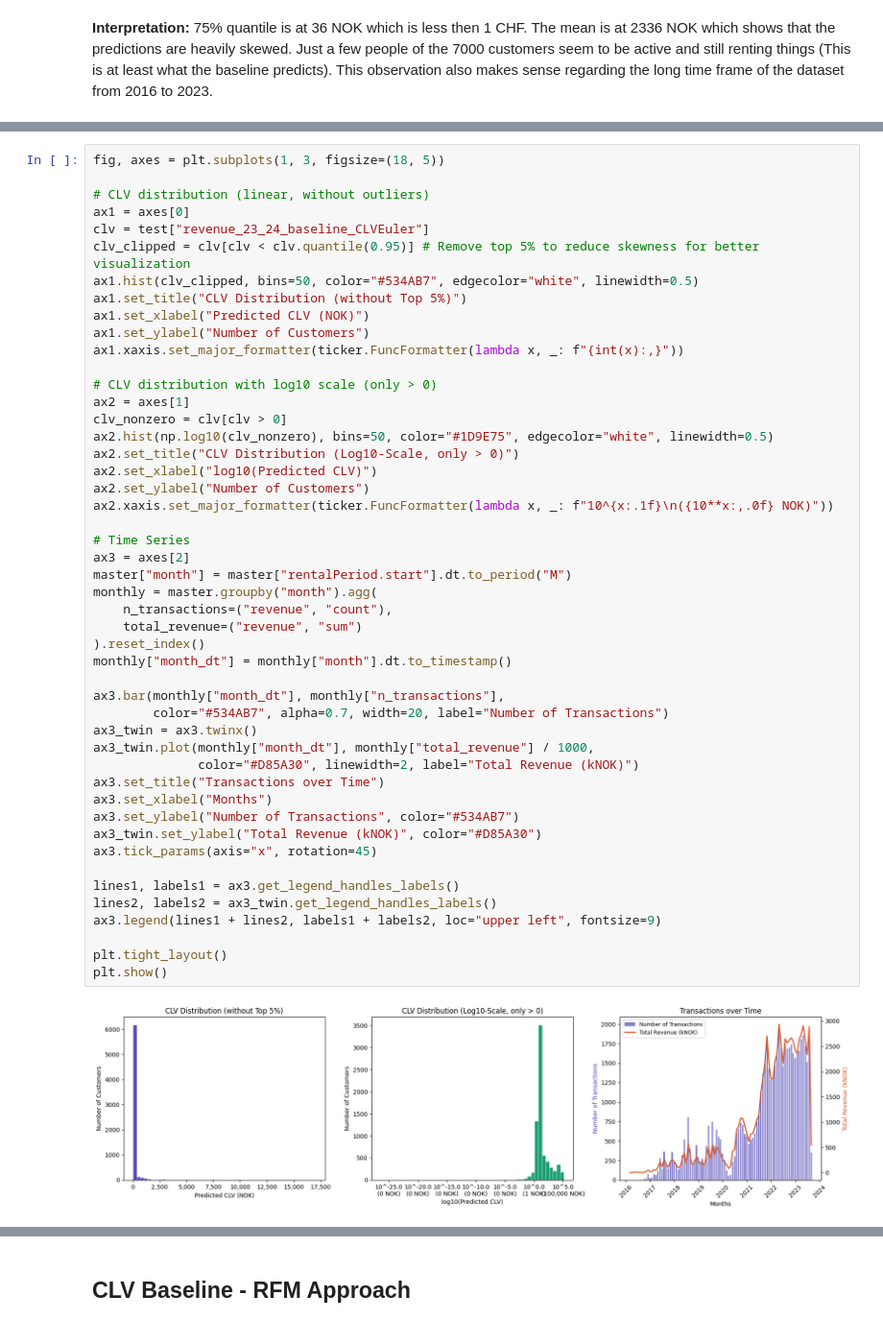
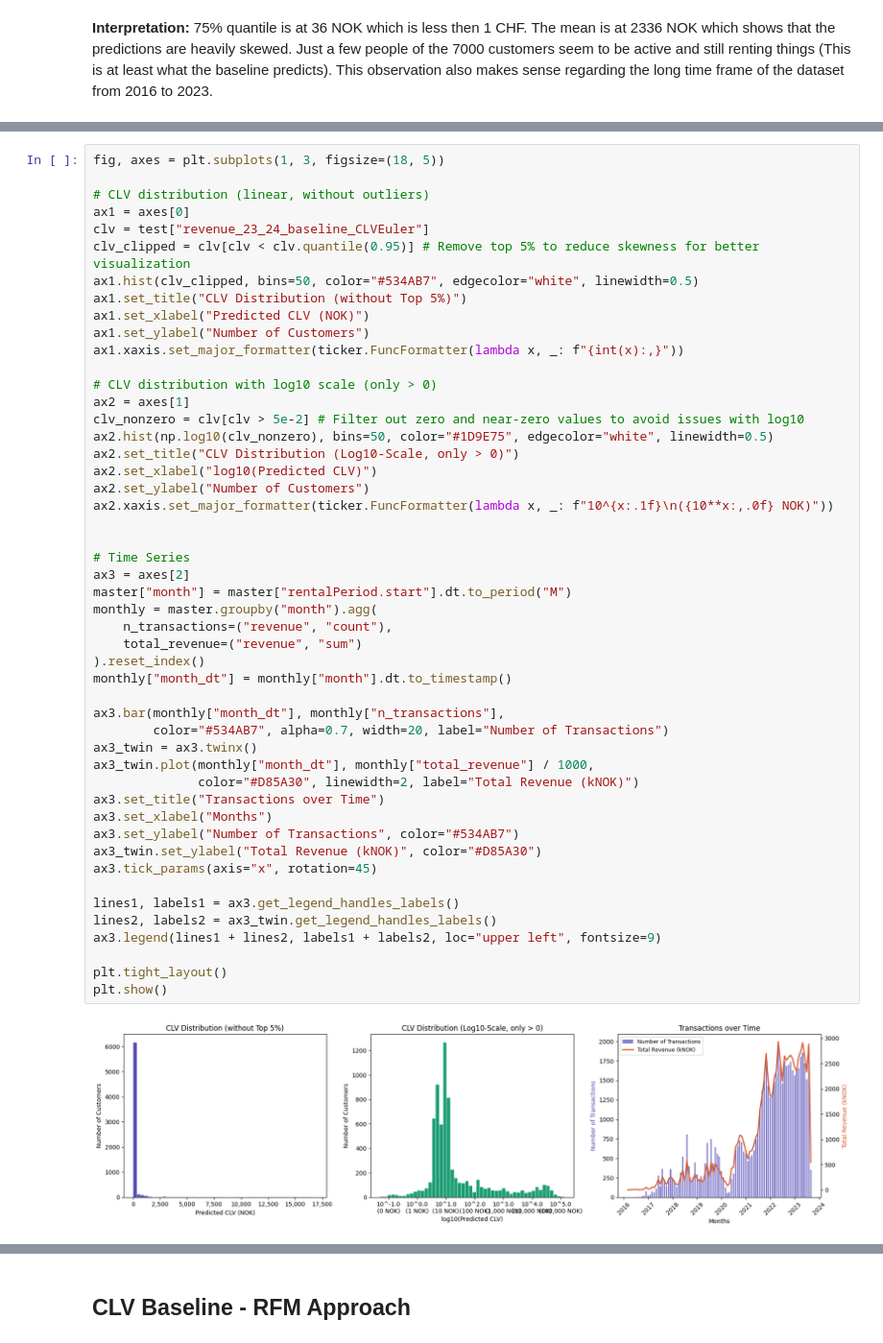
Before and after one commit to juliusatgit/Marketing-Analytics, a Jupyter notebook: notebooks/03_CLV_Prediction.ipynb, the cells around one changed output, grey strips where cells are left out. Shown at 96% size. Saved outputs shown, nothing was run; the diff lists cells and outputs as text.

```diff
--- a/notebooks/03_CLV_Prediction.ipynb
+++ b/notebooks/03_CLV_Prediction.ipynb
@@ -169,40 +160,41 @@ ax1.xaxis.set_major_formatter(ticker.FuncFormatter(lambda x, _: f"{int(x):,}"))
 
 # CLV distribution with log10 scale (only > 0)
 ax2 = axes[1]
-clv_nonzero = clv[clv > 0]
+clv_nonzero = clv[clv > 5e-2] # Filter out zero and near-zero values to avoid issues with log10
 ax2.hist(np.log10(clv_nonzero), bins=50, color="#1D9E75", edgecolor="white", linewidth=0.5)
 ax2.set_title("CLV Distribution (Log10-Scale, only > 0)")
 ax2.set_xlabel("log10(Predicted CLV)")
 ax2.set_ylabel("Number of Customers")
 ax2.xaxis.set_major_formatter(ticker.FuncFormatter(lambda x, _: f"10^{x:.1f}\n({10**x:,.0f} NOK)"))
+
 
 # Time Series
 ax3 = axes[2]
 master["month"] = master["rentalPeriod.start"].dt.to_period("M")
 monthly = master.groupby("month").agg(
     n_transactions=("revenue", "count"),
     total_revenue=("revenue", "sum")
 ).reset_index()
 monthly["month_dt"] = monthly["month"].dt.to_timestamp()
 
 ax3.bar(monthly["month_dt"], monthly["n_transactions"],
         color="#534AB7", alpha=0.7, width=20, label="Number of Transactions")
 ax3_twin = ax3.twinx()
 ax3_twin.plot(monthly["month_dt"], monthly["total_revenue"] / 1000,
               color="#D85A30", linewidth=2, label="Total Revenue (kNOK)")
 ax3.set_title("Transactions over Time")
 ax3.set_xlabel("Months")
 ax3.set_ylabel("Number of Transactions", color="#534AB7")
 ax3_twin.set_ylabel("Total Revenue (kNOK)", color="#D85A30")
 ax3.tick_params(axis="x", rotation=45)
 
 lines1, labels1 = ax3.get_legend_handles_labels()
 lines2, labels2 = ax3_twin.get_legend_handles_labels()
 ax3.legend(lines1 + lines2, labels1 + labels2, loc="upper left", fontsize=9)
 
 plt.tight_layout()
 plt.show()
 # %% [output]
-[figure, old version]
+[figure, new version]
 # %%
 clv_high = test["revenue_23_24_baseline_CLVEuler"][
```
Also changed, not shown: parts of 6 cells of this notebook.
